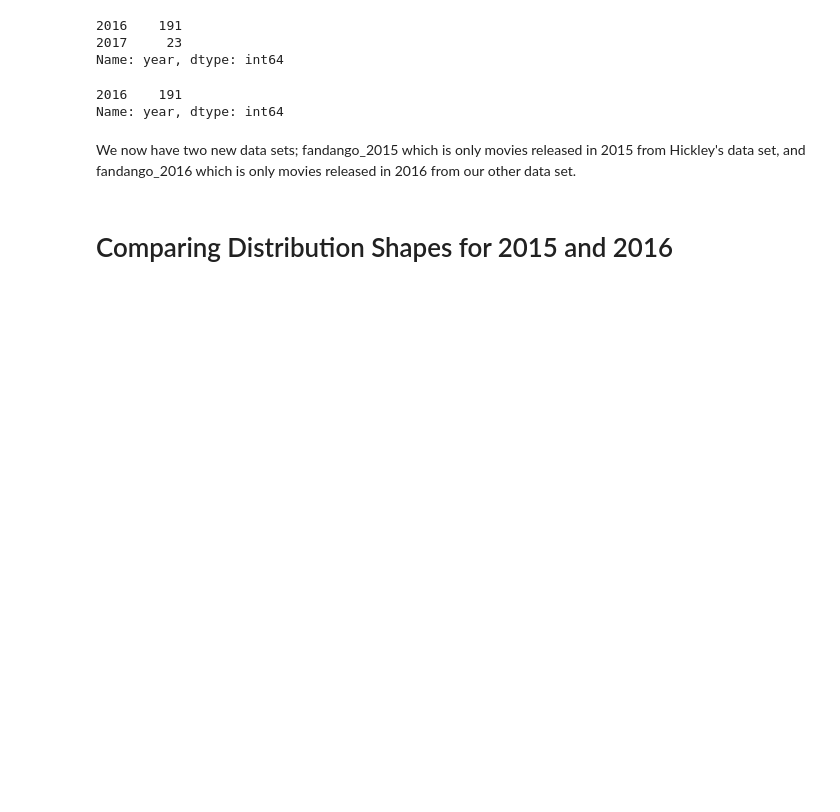
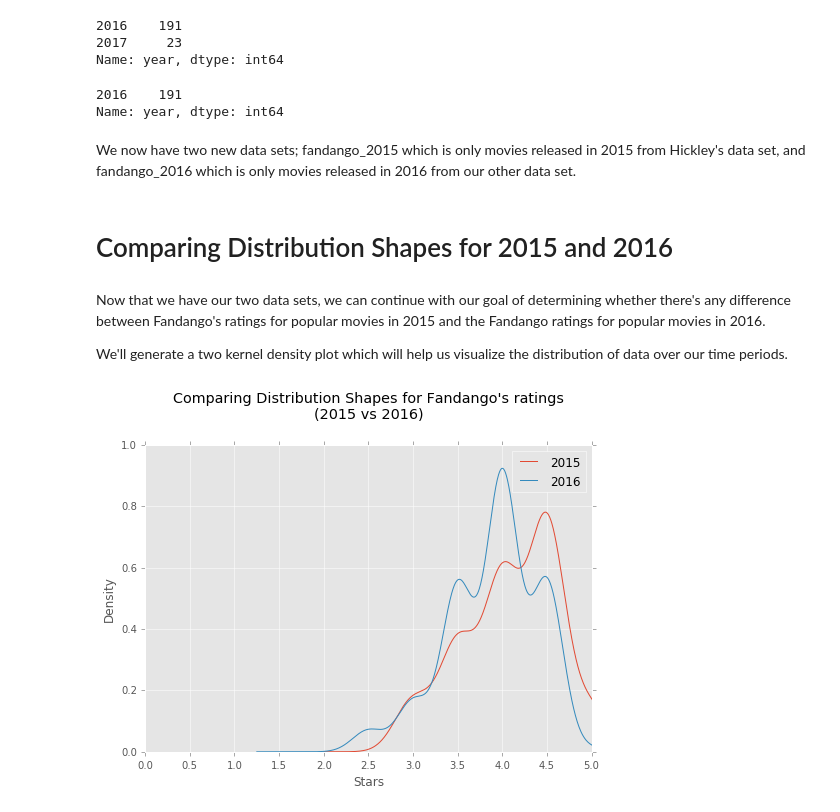
Before and after one commit to nkalpaxis/Fandango_Movie_Ratings, a Jupyter notebook: Fandango_Movie_Ratings.ipynb, the cells around one changed output. Drawn from its saved outputs; the diff is of its cells as text; code cells hidden in the pictures; blank space fills up the shorter version.

```diff
--- a/Fandango_Movie_Ratings.ipynb
+++ b/Fandango_Movie_Ratings.ipynb
@@ -194,3 +194,29 @@ Name: year, dtype: int64
 We now have two new data sets; fandango_2015 which is only movies released in 2015 from Hickley's data set, and fandango_2016 which is only movies released in 2016 from our other data set.
 # %% [markdown]
 # Comparing Distribution Shapes for 2015 and 2016
+# %% [markdown]
+Now that we have our two data sets, we can continue with our goal of determining whether there's any difference between Fandango's ratings for popular movies in 2015 and the Fandango ratings for popular movies in 2016.
+
+We'll generate a two kernel density plot which will help us visualize the distribution of data over our time periods.
+# %%
+# import matplotlib.pyplot and arange from numpy
+import matplotlib.pyplot as plt
+from numpy import arange
+# do not forget in jupyter we need to pass in %matplotlib inline
+%matplotlib inline
+
+plt.style.use('ggplot')
+
+fandango_2015['Fandango_Stars'].plot.kde(label = '2015', legend=True, figsize=(8,5.5))
+fandango_2016['fandango'].plot.kde(label = '2016', legend=True)
+
+plt.title("Comparing Distribution Shapes for Fandango's ratings\n(2015 vs 2016)",
+         y=1.07)
+
+plt.xlabel('Stars')
+# set xlim for range 0-5 since ratings start at 0 and end at 5
+plt.xlim(0,5)
+plt.xticks(arange(0,5.1,.5))
+plt.show()
+# %% [output]
+[figure, added]
```
Also changed, not shown: parts of 7 cells of this notebook.
